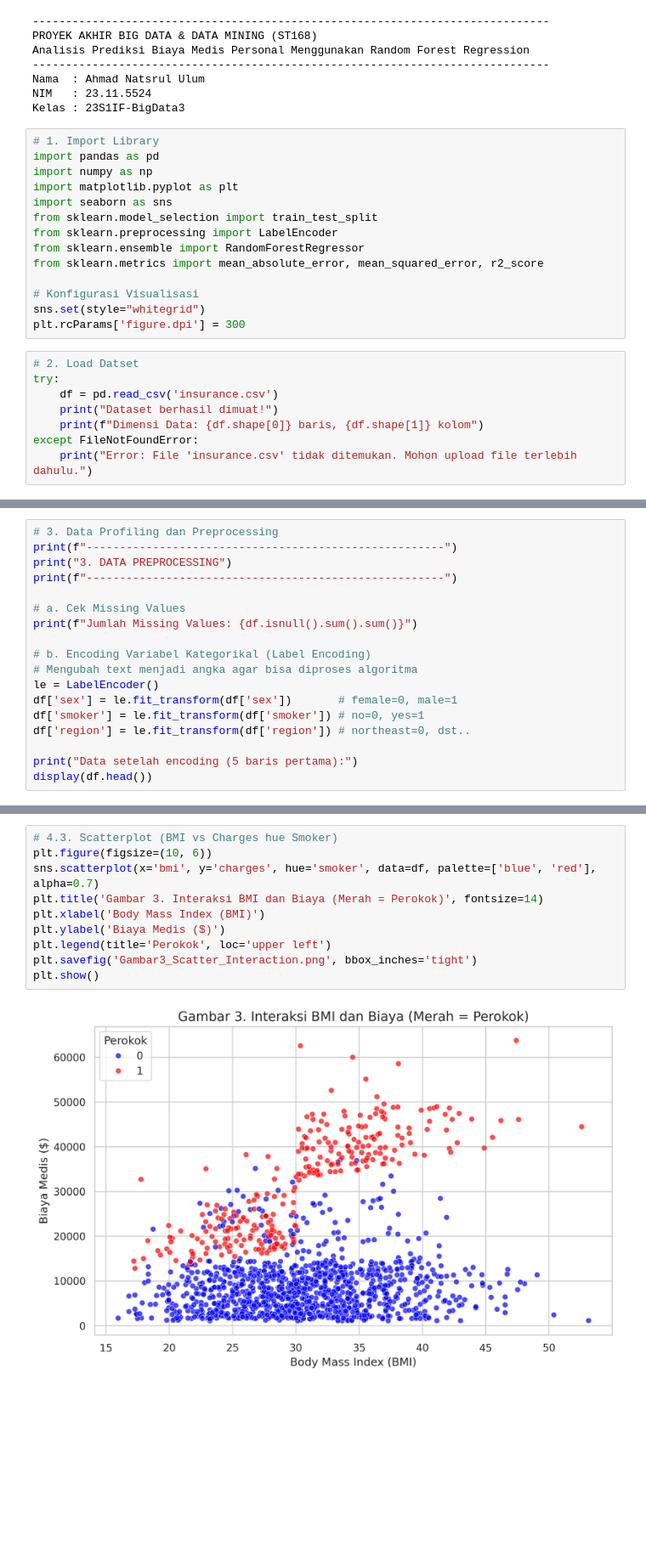
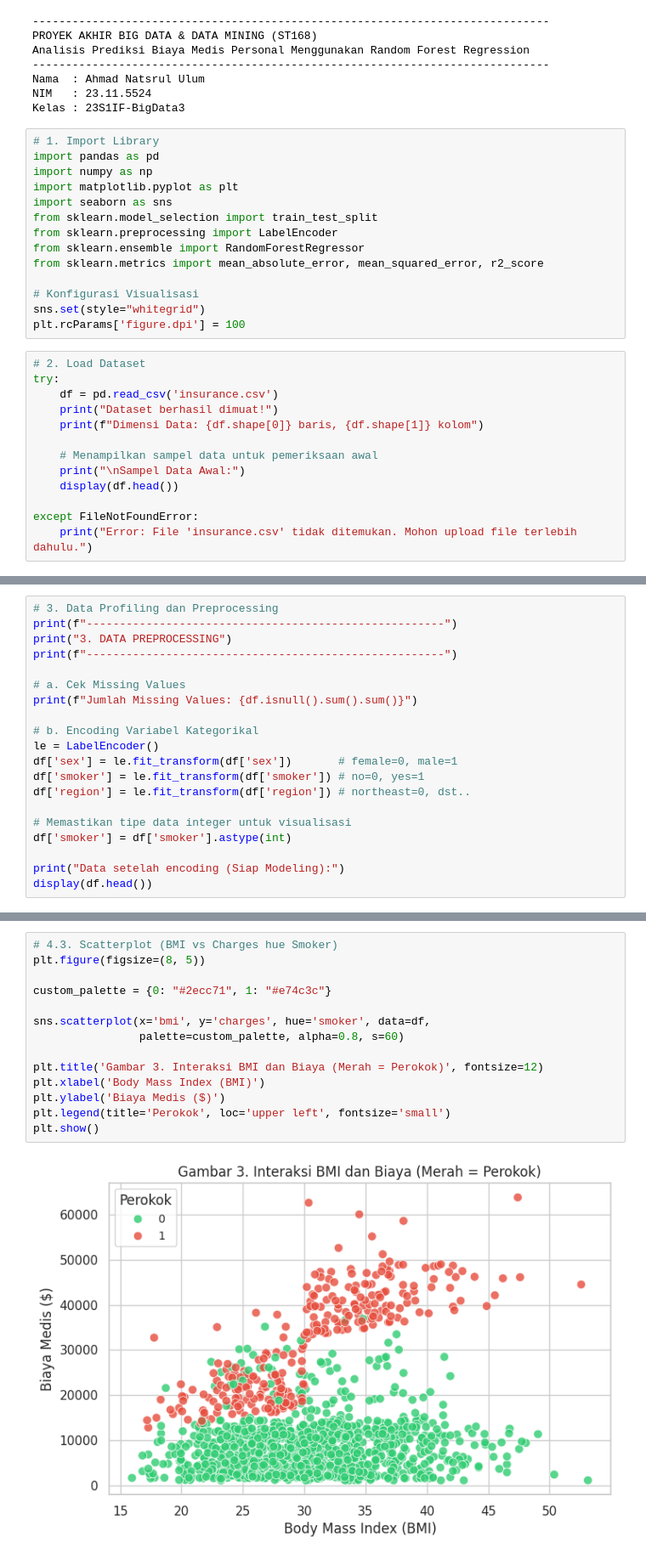
Before and after one commit to arrul37/medical-cost-prediction, a Jupyter notebook: medical_cost_prediction.ipynb, the cells around one changed output, grey strips where cells are left out. Shown at 85% size. Cells and saved outputs as stored; diff of their text form; blank space fills up the shorter version.

```diff
--- a/medical_cost_prediction.ipynb
+++ b/medical_cost_prediction.ipynb
@@ -27,13 +27,18 @@ from sklearn.metrics import mean_absolute_error, mean_squared_error, r2_score
 
 # Konfigurasi Visualisasi
 sns.set(style="whitegrid")
-plt.rcParams['figure.dpi'] = 300
+plt.rcParams['figure.dpi'] = 100
 # %%
-# 2. Load Datset
+# 2. Load Dataset
 try:
     df = pd.read_csv('insurance.csv')
     print("Dataset berhasil dimuat!")
     print(f"Dimensi Data: {df.shape[0]} baris, {df.shape[1]} kolom")
+
+    # Menampilkan sampel data untuk pemeriksaan awal
+    print("\nSampel Data Awal:")
+    display(df.head())
+
 except FileNotFoundError:
     print("Error: File 'insurance.csv' tidak ditemukan. Mohon upload file terlebih dahulu.")
 # %% [output]
@@ -48,14 +61,16 @@ print(f"------------------------------------------------------")
 # a. Cek Missing Values
 print(f"Jumlah Missing Values: {df.isnull().sum().sum()}")
 
-# b. Encoding Variabel Kategorikal (Label Encoding)
-# Mengubah text menjadi angka agar bisa diproses algoritma
+# b. Encoding Variabel Kategorikal
 le = LabelEncoder()
 df['sex'] = le.fit_transform(df['sex'])       # female=0, male=1
 df['smoker'] = le.fit_transform(df['smoker']) # no=0, yes=1
 df['region'] = le.fit_transform(df['region']) # northeast=0, dst..
 
-print("Data setelah encoding (5 baris pertama):")
+# Memastikan tipe data integer untuk visualisasi
+df['smoker'] = df['smoker'].astype(int)
+
+print("Data setelah encoding (Siap Modeling):")
 display(df.head())
 # %% [output]
 ------------------------------------------------------
@@ -104,15 +116,19 @@ Passing `palette` without assigning `hue` is deprecated and will be removed in v
 # %%
 # 4.3. Scatterplot (BMI vs Charges hue Smoker)
-plt.figure(figsize=(10, 6))
-sns.scatterplot(x='bmi', y='charges', hue='smoker', data=df, palette=['blue', 'red'], alpha=0.7)
-plt.title('Gambar 3. Interaksi BMI dan Biaya (Merah = Perokok)', fontsize=14)
+plt.figure(figsize=(8, 5))
+
+custom_palette = {0: "#2ecc71", 1: "#e74c3c"}
+
+sns.scatterplot(x='bmi', y='charges', hue='smoker', data=df,
+                palette=custom_palette, alpha=0.8, s=60)
+
+plt.title('Gambar 3. Interaksi BMI dan Biaya (Merah = Perokok)', fontsize=12)
 plt.xlabel('Body Mass Index (BMI)')
 plt.ylabel('Biaya Medis ($)')
-plt.legend(title='Perokok', loc='upper left')
-plt.savefig('Gambar3_Scatter_Interaction.png', bbox_inches='tight')
+plt.legend(title='Perokok', loc='upper left', fontsize='small')
 plt.show()
 # %% [output]
-[figure, old version]
+[figure, new version]
 # %%
 # 5. Modeling (Random Forest)
 print(f"------------------------------------------------------")
```
Also changed, not shown: parts of 8 cells of this notebook, 2 other files.
